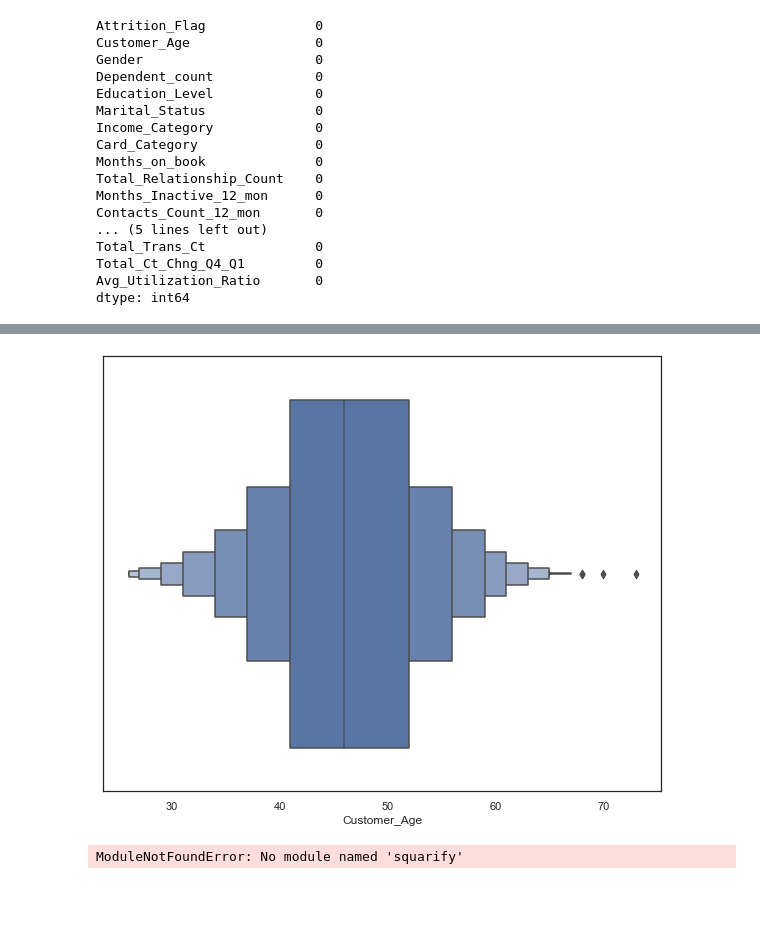
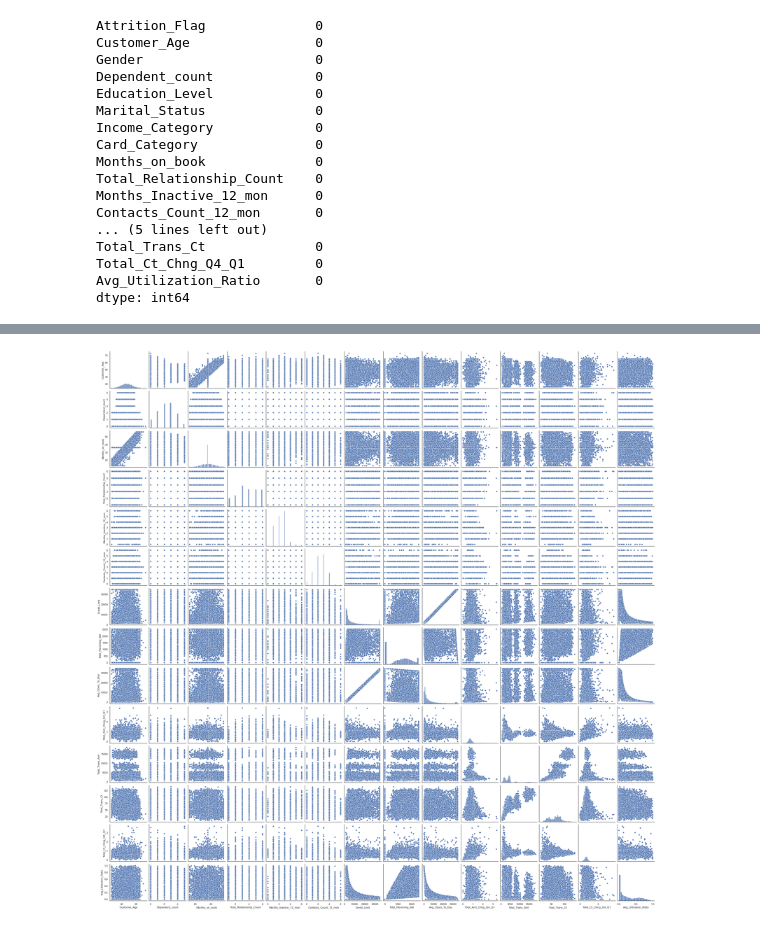
Before and after one commit to sainisheetal/Chrun-Prediction, a Jupyter notebook: Data Analysis/data_analysis.ipynb, the cells around one changed output, grey strips where cells are left out. Drawn from its saved outputs; the diff is of its cells as text; code cells hidden in the pictures; blank space fills up the shorter version.

```diff
--- a/Data Analysis/data_analysis.ipynb
+++ b/Data Analysis/data_analysis.ipynb
@@ -384,8 +129,0 @@ plt.close()
-# %%
-# stripplot
-# two gaps in total transaction amount between 5000 - 7000 and 10000-12500 for all education level customers
-sns.set_style("darkgrid")
-plt.figure(figsize=(10,8))
-sns.stripplot(data = dataset, x="Total_Trans_Amt", y = "Education_Level")
-plt.show()
-plt.close()
@@ -394,8 +129,0 @@ plt.close()
-# %%
-# kdeplot
-# we can see distribution of total transaction amount is falling in 0 to 5000 more
-sns.set_theme(style = "ticks")
-plt.figure(figsize=(10,8))
-sns.kdeplot(dataset.Total_Trans_Amt)
-plt.show()
-plt.close()
@@ -404,10 +129,0 @@ plt.close()
-# %%
-# boxplot
-# the transaction amount is left-skewed Mean < Median < Mode
-# with outliers amounts
-print("Average Transaction Amount : {}".format(dataset.Total_Trans_Amt.mean()))
-sns.set_style("whitegrid")
-plt.figure(figsize=(10,8))
-sns.boxplot(data = dataset, x = "Total_Trans_Amt")
-plt.show()
-plt.close()
@@ -417,23 +130,12 @@ Average Transaction Amount : 4404.086303939963
-# %%
-# boxenplot
-# customer age is right skewed means Mode < Median < Mean with few outliers
-sns.set_style("white")
-plt.figure(figsize=(10,8))
-sns.boxenplot(data = dataset, x = "Customer_Age")
-plt.show()
-plt.close()
-# %% [output]
-[figure, removed]
 # %%
 # treemap - income category and its size in dataset
 # the size of each rectangle is in proportion to the amount of data it represents out of the whole.
 import squarify
 labels = dataset.Income_Category.value_counts().index
 data = dataset.Income_Category.value_counts().values
-plt.figure(figsize=(10,8))
-squarify.plot(sizes = data, label = labels, pad = True)
-plt.axis('off')
+
+sns.pairplot(dataset)
 plt.show()
 plt.close()
 # %% [output]
-ModuleNotFoundError: No module named 'squarify'
+[figure, added]
```
Also changed, not shown: parts of 39 cells of this notebook, 2 other files.
